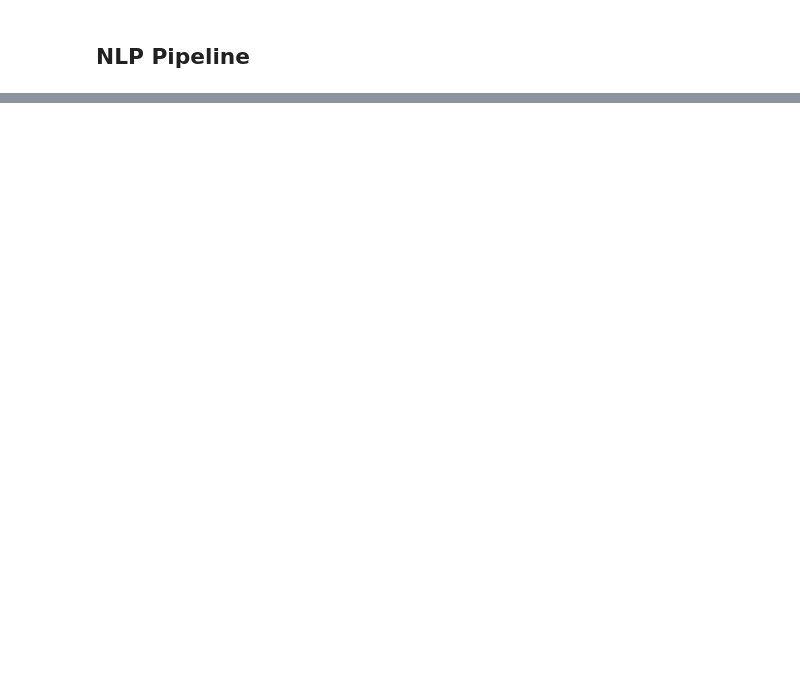
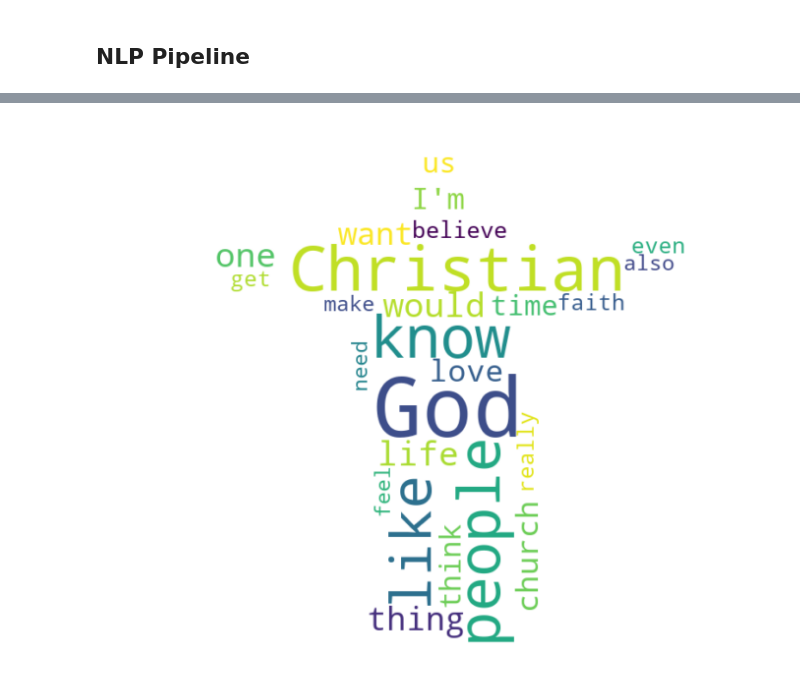
Before and after one commit to kelvinAI/reddit-binary-classifier, a Jupyter notebook: reddit-classifier.py.ipynb, the cells around one changed output, grey strips where cells are left out. Drawn from its saved outputs; the diff is of its cells as text; code cells hidden in the pictures; blank space fills up the shorter version.

Commit message:
Added gradient boosting and wordcloud

```diff
--- a/reddit-classifier.py.ipynb
+++ b/reddit-classifier.py.ipynb
@@ -211,0 +537,21 @@ Testing Score:0.9772727272727273
+# %%
+from skimage import color
+from skimage import io
+from PIL import Image
+from wordcloud import WordCloud, STOPWORDS, ImageColorGenerator
+from matplotlib import pyplot as plt
+
+def get_wordcloud(series,max_words=30, mask_img='jesus_2.jpg'):
+    mask = color.rgb2gray(io.imread(mask_img))
+    transformed_mask = np.array([ [ 0 if x < 1 else 255 for x in row ] for row in mask  ], dtype=int)
+
+    wcloud = WordCloud(stopwords= set(stopwords.words("english")), max_words=max_words, background_color='white' , mask = transformed_mask
+                  ).generate(series.str.cat(sep=' '))
+
+    fig, ax = plt.subplots(figsize=(12, 12))
+    ax.imshow(wcloud, interpolation='bilinear')
+    plt.axis('off');
+# %%
+get_wordcloud(reddit_df[reddit_df['topic'] == 'Christianity']['content'],max_words=25)
+# %% [output]
+[figure, added]
```
Also changed, not shown: parts of 63 cells of this notebook, 6 other files.
